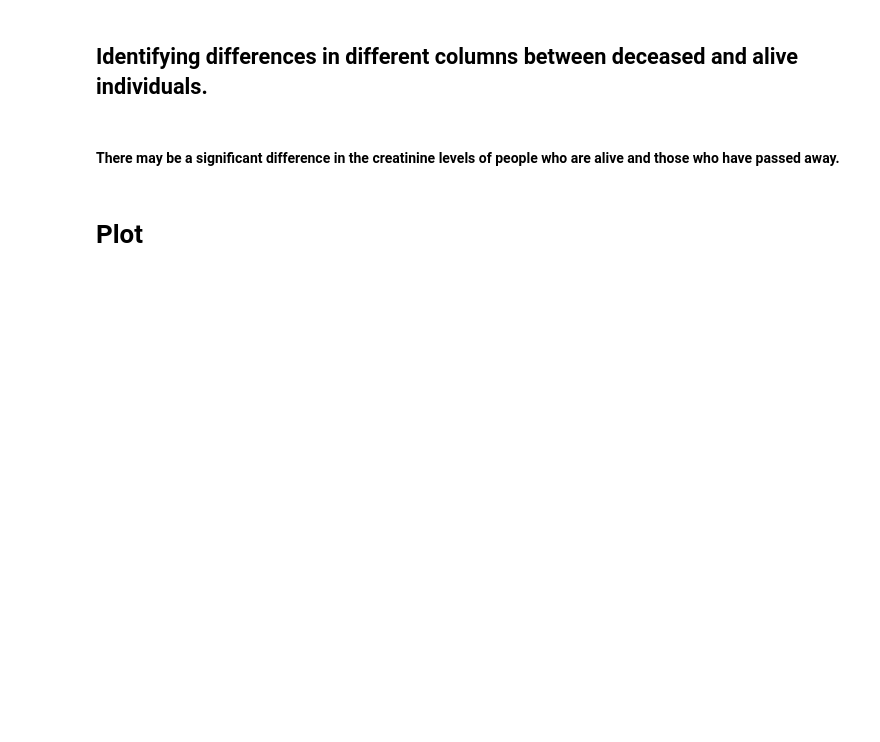
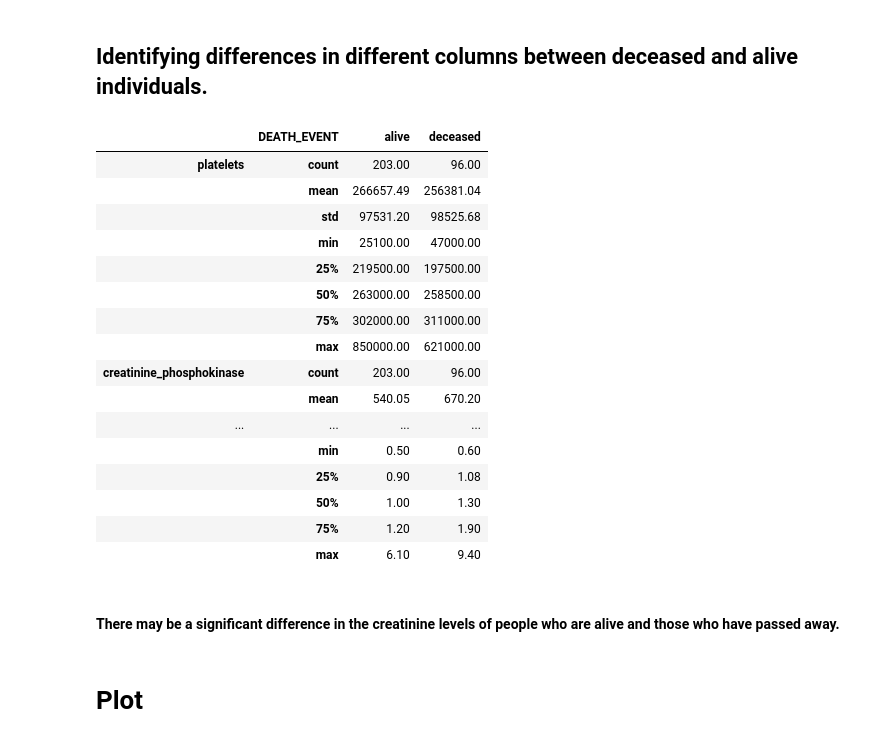
Before and after one commit to txBaraja52/Projects, a Jupyter notebook: Heart/Data analysis.ipynb, the cells around one changed output. Cells and saved outputs as stored; diff of their text form; code cells hidden in the pictures; blank space fills up the shorter version.

```diff
--- a/Heart/Data analysis.ipynb
+++ b/Heart/Data analysis.ipynb
@@ -22,7 +24,25 @@ alive = heart[heart['DEATH_EVENT'] == 'alive']
 # %% [markdown]
 ## Identifying differences in different columns between deceased and alive individuals.
 # %%
-# heart.groupby('DEATH_EVENT')[['platelets','creatinine_phosphokinase', 'serum_creatinine']].describe().transpose().round(2)
+heart.groupby('DEATH_EVENT')[['platelets','creatinine_phosphokinase', 'serum_creatinine']].describe().transpose().round(2)
+# %% [output]
+|  | DEATH_EVENT | alive | deceased |
+| platelets | count | 203.00 | 96.00 |
+|  | mean | 266657.49 | 256381.04 |
+|  | std | 97531.20 | 98525.68 |
+|  | min | 25100.00 | 47000.00 |
+|  | 25% | 219500.00 | 197500.00 |
+|  | 50% | 263000.00 | 258500.00 |
+|  | 75% | 302000.00 | 311000.00 |
+|  | max | 850000.00 | 621000.00 |
+| creatinine_phosphokinase | count | 203.00 | 96.00 |
+|  | mean | 540.05 | 670.20 |
+| ... | ... | ... | ... |
+|  | min | 0.50 | 0.60 |
+|  | 25% | 0.90 | 1.08 |
+|  | 50% | 1.00 | 1.30 |
+|  | 75% | 1.20 | 1.90 |
+|  | max | 6.10 | 9.40 |
 # %% [markdown]
 #### There may be a significant difference in the creatinine levels of people who are alive and those who have passed away.
 # %% [markdown]
```
Also changed, not shown: parts of 10 cells of this notebook, 2 other files.
